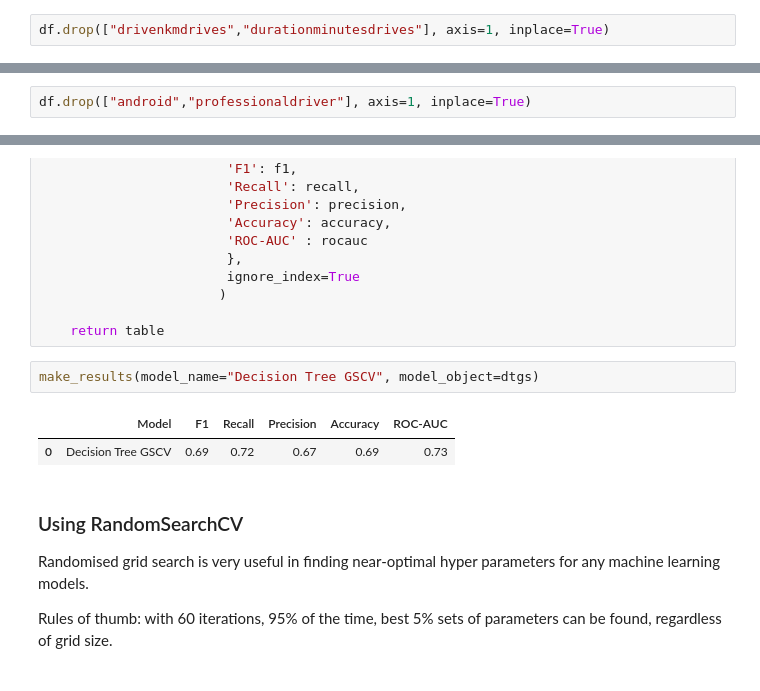
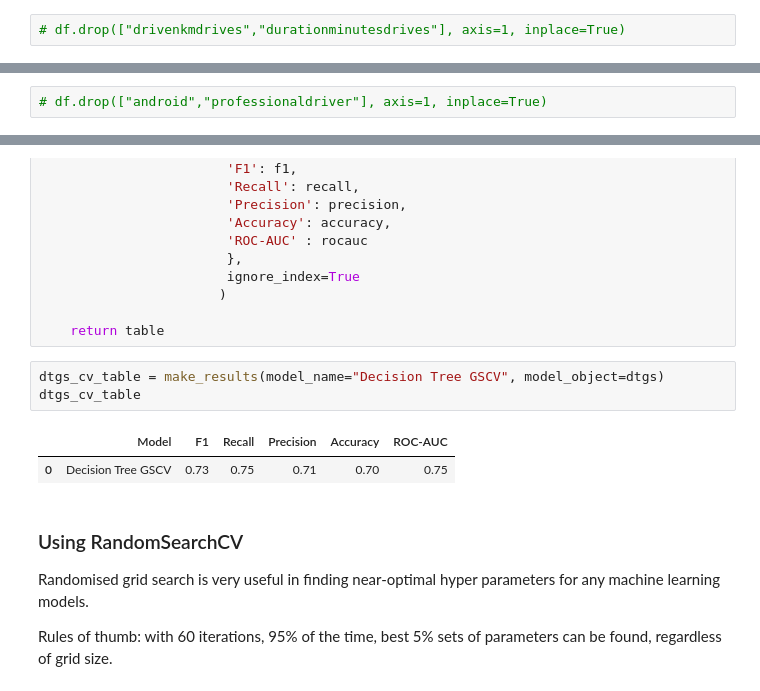
Before and after one commit to dennislamcv1/GoogleADA, a Jupyter notebook: Machine Learning/Waze Project Course 6.ipynb, the cells around one changed output, grey strips where cells are left out. Saved outputs shown, nothing was run; the diff lists cells and outputs as text.

```diff
--- a/Machine Learning/Waze Project Course 6.ipynb
+++ b/Machine Learning/Waze Project Course 6.ipynb
@@ -297,2 +367,2 @@ vif_data.style.background_gradient(cmap="coolwarm")
 # %%
-df.drop(["drivenkmdrives","durationminutesdrives"], axis=1, inplace=True)
+# df.drop(["drivenkmdrives","durationminutesdrives"], axis=1, inplace=True)
@@ -330,2 +432,2 @@ pd.DataFrame({'features': X.columns, 'rank': rfecv.ranking_}).sort_values(by='ra
 # %%
-df.drop(["android","professionaldriver"], axis=1, inplace=True)
+# df.drop(["android","professionaldriver"], axis=1, inplace=True)
@@ -840,10 +982,11 @@ def make_results(model_name, model_object):
 
     return table
 # %%
-make_results(model_name="Decision Tree GSCV", model_object=dtgs)
+dtgs_cv_table = make_results(model_name="Decision Tree GSCV", model_object=dtgs)
+dtgs_cv_table
 # %% [output]
 |  | Model | F1 | Recall | Precision | Accuracy | ROC-AUC |
-| 0 | Decision Tree GSCV | 0.69 | 0.72 | 0.67 | 0.69 | 0.73 |
+| 0 | Decision Tree GSCV | 0.73 | 0.75 | 0.71 | 0.70 | 0.75 |
 # %% [markdown]
 ### Using RandomSearchCV
 
```
Also changed, not shown: parts of 257 cells of this notebook.
